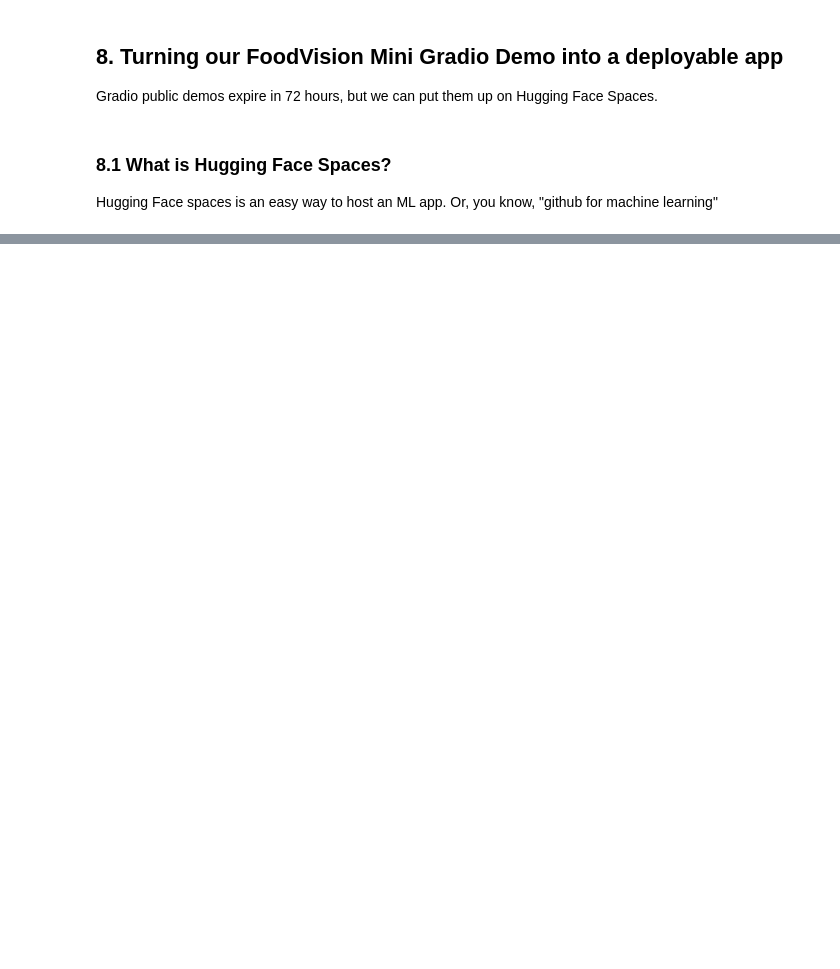
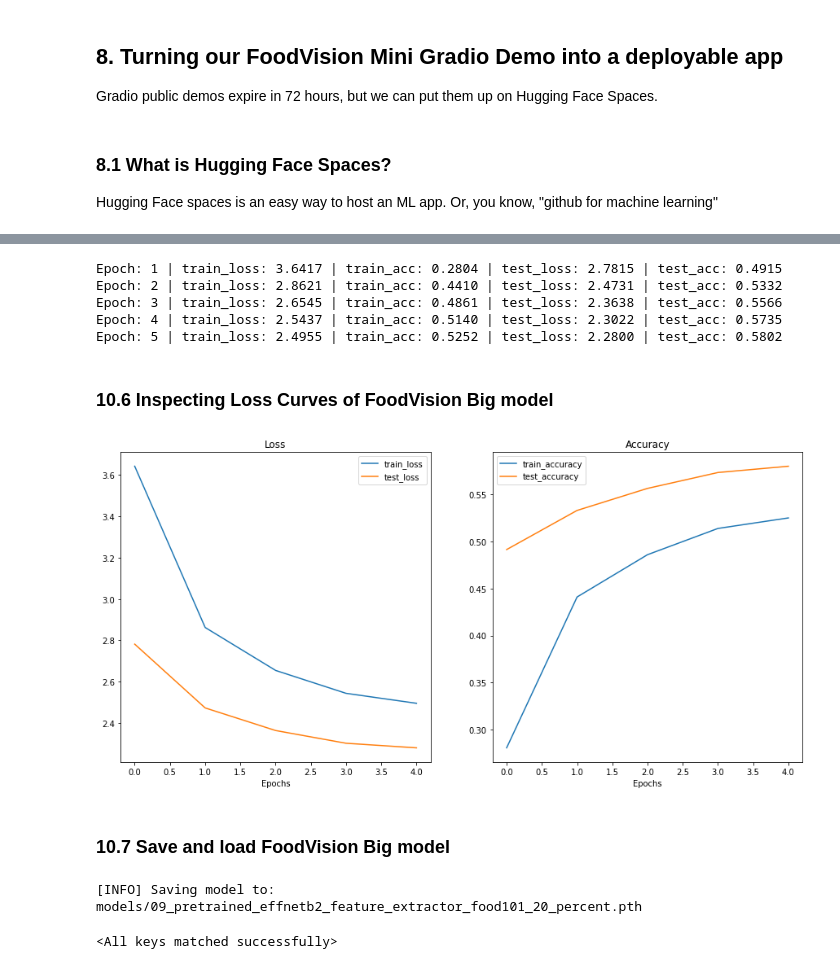
Before and after one commit to gavindoughtie/pytorch_class, a Jupyter notebook: udemy_pytorch_09_model_deployment.ipynb, the cells around one changed output, grey strips where cells are left out. Drawn from its saved outputs; the diff is of its cells as text; code cells hidden in the pictures; blank space fills up the shorter version.

```diff
--- a/udemy_pytorch_09_model_deployment.ipynb
+++ b/udemy_pytorch_09_model_deployment.ipynb
@@ -939,0 +1520,21 @@ You can see this in action:
+# %%
+import torch
+import os
+
+NUM_WORKERS = 2 # a topic of research
+BATCH_SIZE = 32
+
+# Create Food101 20 training DataLoader
+train_dataloader_food101_20_percent = torch.utils.data.DataLoader(dataset=train_data_food101_20_percent,
+                                                                  batch_size=BATCH_SIZE,
+                                                                  shuffle=True,
+                                                                  num_workers=NUM_WORKERS)
+
+# Create Food101 20 testing DataLoader
+test_dataloader_food101_20_percent = torch.utils.data.DataLoader(dataset=test_data_food101_20_percent,
+                                                                  batch_size=BATCH_SIZE,
+                                                                  shuffle=False,
+                                                                  num_workers=NUM_WORKERS)
+
+# print batch counts
+len(train_dataloader_food101_20_percent), len(test_dataloader_food101_20_percent)
@@ -939,0 +1579,54 @@ You can see this in action:
+# %%
+from going_modular.going_modular import engine
+
+# Loss Function
+loss_fn = torch.nn.CrossEntropyLoss(label_smoothing=0.1) # regularization technique, but cheap to run; accounts for errors in training data
+
+# Optimizer
+opt = torch.optim.Adam(params=effnetb2_food101.parameters(),
+                       lr=1e-3)
+
+# Train
+set_seeds()
+effnetb2_results = engine.train(model=effnetb2_food101,
+                                train_dataloader=train_dataloader_food101_20_percent,
+                                test_dataloader=test_dataloader_food101_20_percent,
+                                epochs=5,
+                                optimizer=opt,
+                                loss_fn=loss_fn,
+                                device=device)
+# %% [output]
+Epoch: 1 | train_loss: 3.6417 | train_acc: 0.2804 | test_loss: 2.7815 | test_acc: 0.4915
+Epoch: 2 | train_loss: 2.8621 | train_acc: 0.4410 | test_loss: 2.4731 | test_acc: 0.5332
+Epoch: 3 | train_loss: 2.6545 | train_acc: 0.4861 | test_loss: 2.3638 | test_acc: 0.5566
+Epoch: 4 | train_loss: 2.5437 | train_acc: 0.5140 | test_loss: 2.3022 | test_acc: 0.5735
+Epoch: 5 | train_loss: 2.4955 | train_acc: 0.5252 | test_loss: 2.2800 | test_acc: 0.5802
+# %% [markdown]
+### 10.6 Inspecting Loss Curves of FoodVision Big model
+# %%
+from helper_functions import plot_loss_curves
+
+plot_loss_curves(effnetb2_results)
+# %% [output]
+[figure, added]
+# %% [markdown]
+### 10.7 Save and load FoodVision Big model
+# %%
+from going_modular.going_modular import utils
+
+# Create a model path
+effnetb2_food101_model_path = '09_pretrained_effnetb2_feature_extractor_food101_20_percent.pth'
+
+# Save FoodVision Big model
+utils.save_model(model=effnetb2_food101,
+                 target_dir='models',
+                 model_name=effnetb2_food101_model_path)
+# %% [output]
+[INFO] Saving model to: models/09_pretrained_effnetb2_feature_extractor_food101_20_percent.pth
+# %%
+# Create a Food101 compatible EffNetB2 instance
+loaded_effnetb2_food101, effnetb2_transforms = create_effnet_b2_model(num_classes=101)
+
+loaded_effnetb2_food101.load_state_dict(torch.load('models/09_pretrained_effnetb2_feature_extractor_food101_20_percent.pth'))
+# %% [output]
+<All keys matched successfully>
```
Also changed, not shown: parts of 86 cells of this notebook.
